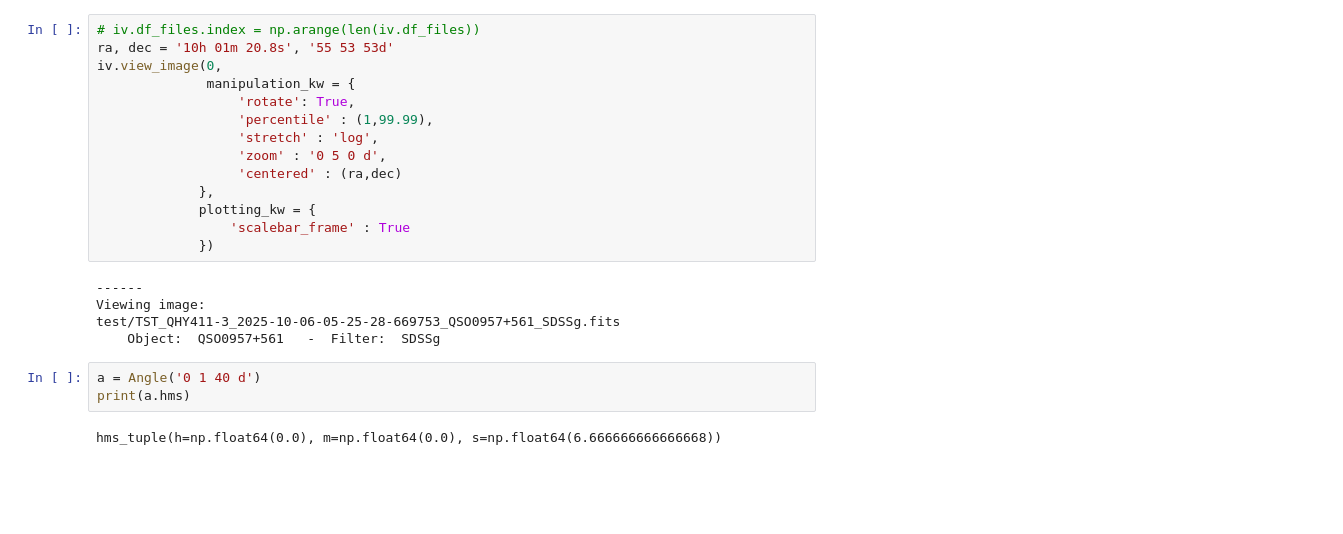
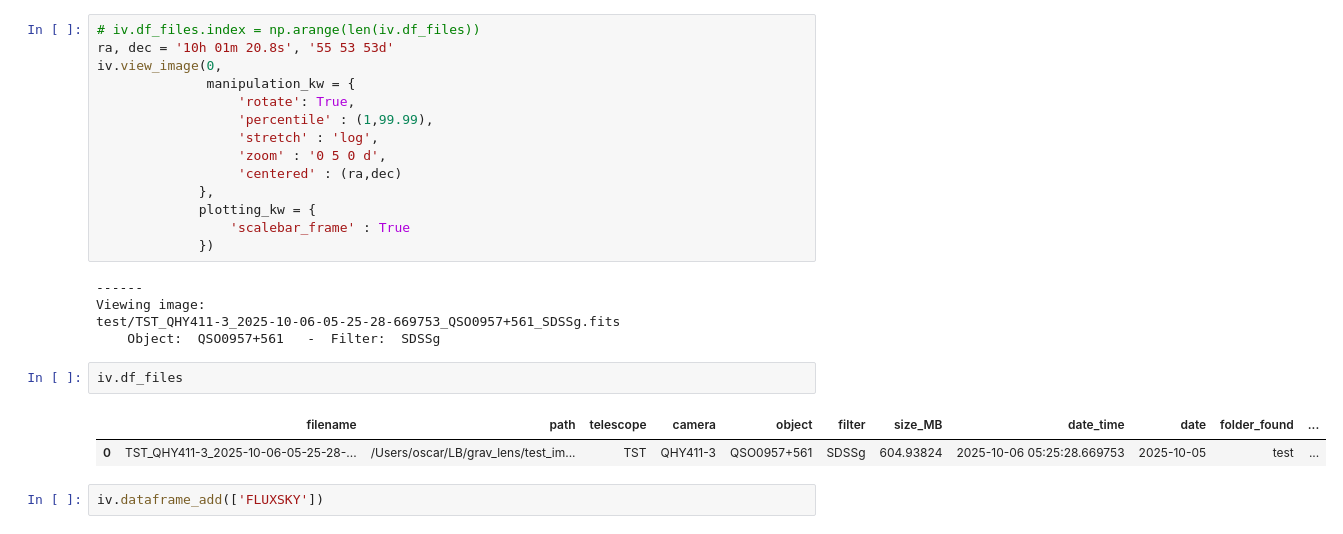
Before and after one commit to oscar-s-p/grav_lens, a Jupyter notebook: scripts/rgb_QS00957+561.ipynb, the cells around one changed output. Drawn from its saved outputs; the diff is of its cells as text; blank space fills up the shorter version.

```diff
--- a/scripts/rgb_QS00957+561.ipynb
+++ b/scripts/rgb_QS00957+561.ipynb
@@ -55,8 +55,10 @@ iv.view_image(0,
 Viewing image:
 test/TST_QHY411-3_2025-10-06-05-25-28-669753_QSO0957+561_SDSSg.fits
     Object:  QSO0957+561   -  Filter:  SDSSg
+# %%
+iv.df_files
+# %% [output]
+|  | filename | path | telescope | camera | object | filter | size_MB | date_time | date | folder_found | ... |
+| 0 | TST_QHY411-3_2025-10-06-05-25-28-... | /Users/oscar/LB/grav_lens/test_im... | TST | QHY411-3 | QSO0957+561 | SDSSg | 604.93824 | 2025-10-06 05:25:28.669753 | 2025-10-05 | test | ... |
 # %%
-a = Angle('0 1 40 d')
-print(a.hms)
+iv.dataframe_add(['FLUXSKY'])
-# %% [output]
-hms_tuple(h=np.float64(0.0), m=np.float64(0.0), s=np.float64(6.666666666666668))
```
Also changed, not shown: 3 other files.
